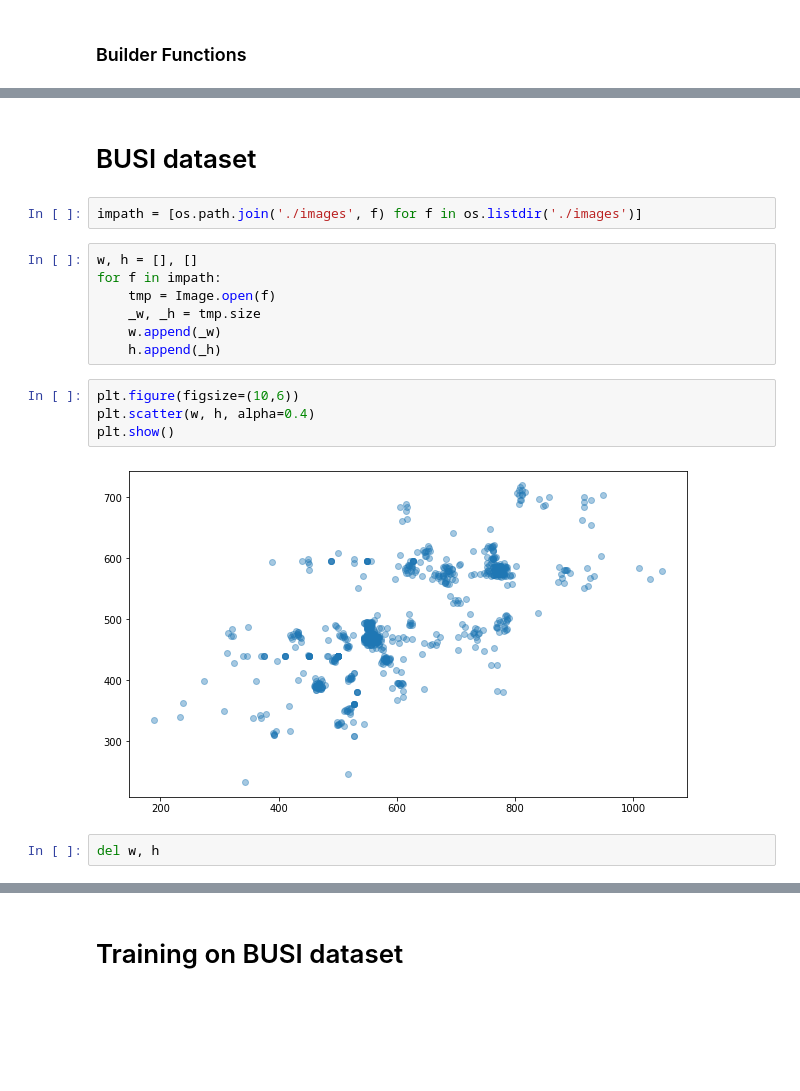
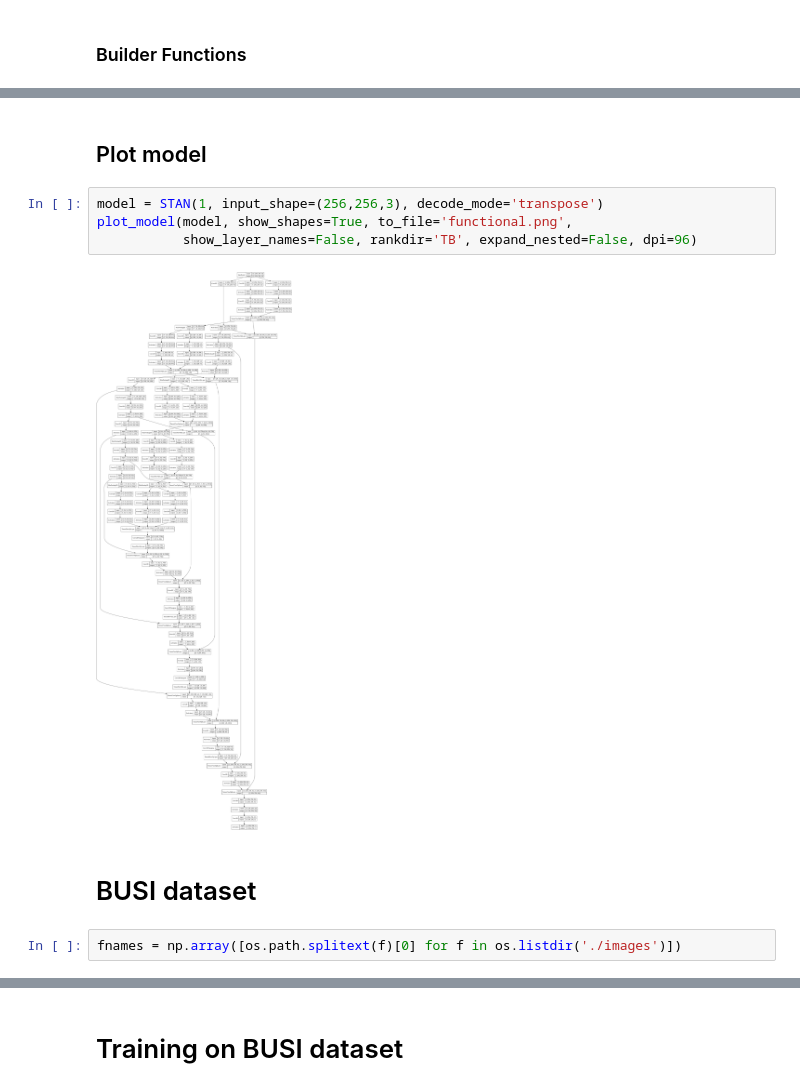
Before and after one commit to sudohainguyen/STAN-small-tumor-aware-network, a Jupyter notebook: examples/example_on_BUSI_dataset.ipynb, the cells around one changed output, grey strips where cells are left out. Cells and saved outputs as stored; diff of their text form; blank space fills up the shorter version.

```diff
--- a/examples/example_on_BUSI_dataset.ipynb
+++ b/examples/example_on_BUSI_dataset.ipynb
@@ -298,19 +324,12 @@ def STAN(
+# %% [markdown]
+## Plot model
+# %%
+model = STAN(1, input_shape=(256,256,3), decode_mode='transpose')
+plot_model(model, show_shapes=True, to_file='functional.png',
+           show_layer_names=False, rankdir='TB', expand_nested=False, dpi=96)
+# %% [output]
+[figure, added]
 # %% [markdown]
 # BUSI dataset
 # %%
-impath = [os.path.join('./images', f) for f in os.listdir('./images')]
+fnames = np.array([os.path.splitext(f)[0] for f in os.listdir('./images')])
-# %%
-w, h = [], []
-for f in impath:
-    tmp = Image.open(f)
-    _w, _h = tmp.size
-    w.append(_w)
-    h.append(_h)
-# %%
-plt.figure(figsize=(10,6))
-plt.scatter(w, h, alpha=0.4)
-plt.show()
-# %% [output]
-[figure, removed]
-# %%
-del w, h
```
Also changed, not shown: parts of 76 cells of this notebook.
